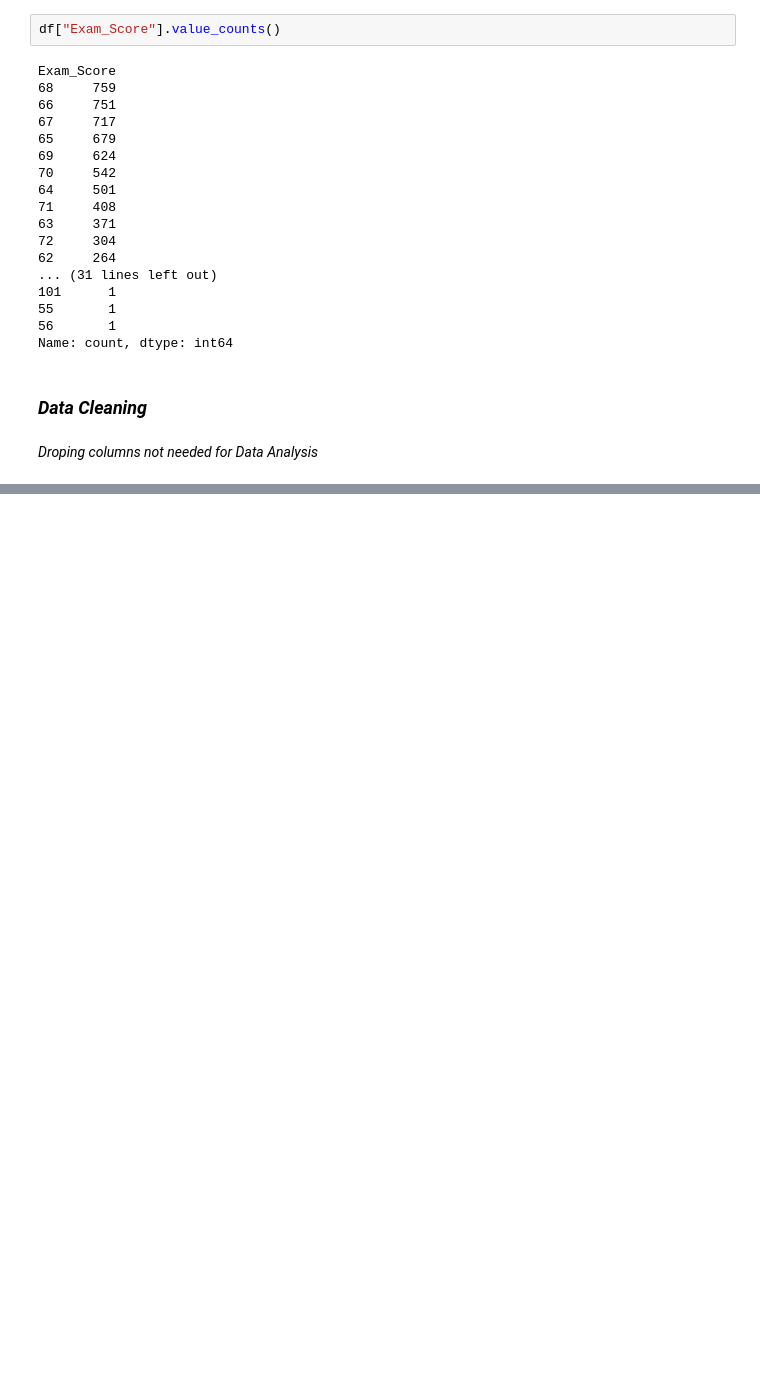
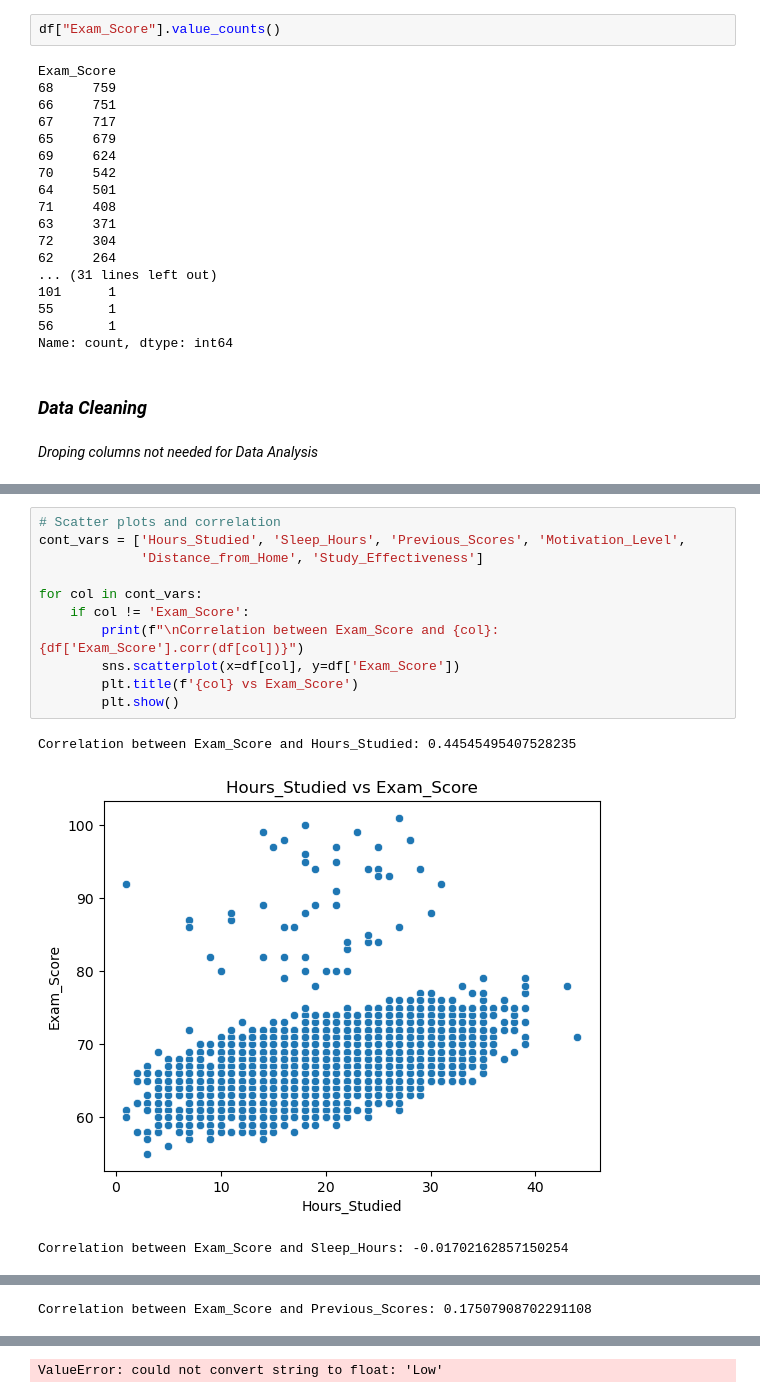
Before and after one commit to niranjan910/Student-performance-Analysis, a Jupyter notebook: Student performace Analysis.ipynb, the cells around one changed output, grey strips where cells are left out. Saved outputs shown, nothing was run; the diff lists cells and outputs as text; blank space fills up the shorter version.

```diff
--- a/Student performace Analysis.ipynb
+++ b/Student performace Analysis.ipynb
@@ -547,0 +695,15 @@ Index(['Hours_Studied', 'Attendance', 'Parental_Involvement',
+# %%
+# Scatter plots and correlation
+cont_vars = ['Hours_Studied', 'Sleep_Hours', 'Previous_Scores', 'Motivation_Level',
+             'Distance_from_Home', 'Study_Effectiveness']
+
+for col in cont_vars:
+    if col != 'Exam_Score':
+        print(f"\nCorrelation between Exam_Score and {col}: {df['Exam_Score'].corr(df[col])}")
+        sns.scatterplot(x=df[col], y=df['Exam_Score'])
+        plt.title(f'{col} vs Exam_Score')
+        plt.show()
+# %% [output]
+Correlation between Exam_Score and Hours_Studied: 0.44545495407528235
+[figure, added]
+Correlation between Exam_Score and Sleep_Hours: -0.01702162857150254
@@ -547,0 +711 @@ Index(['Hours_Studied', 'Attendance', 'Parental_Involvement',
+Correlation between Exam_Score and Previous_Scores: 0.17507908702291108
@@ -547,0 +713 @@ Index(['Hours_Studied', 'Attendance', 'Parental_Involvement',
+ValueError: could not convert string to float: 'Low'
```
Also changed, not shown: parts of 40 cells of this notebook.
